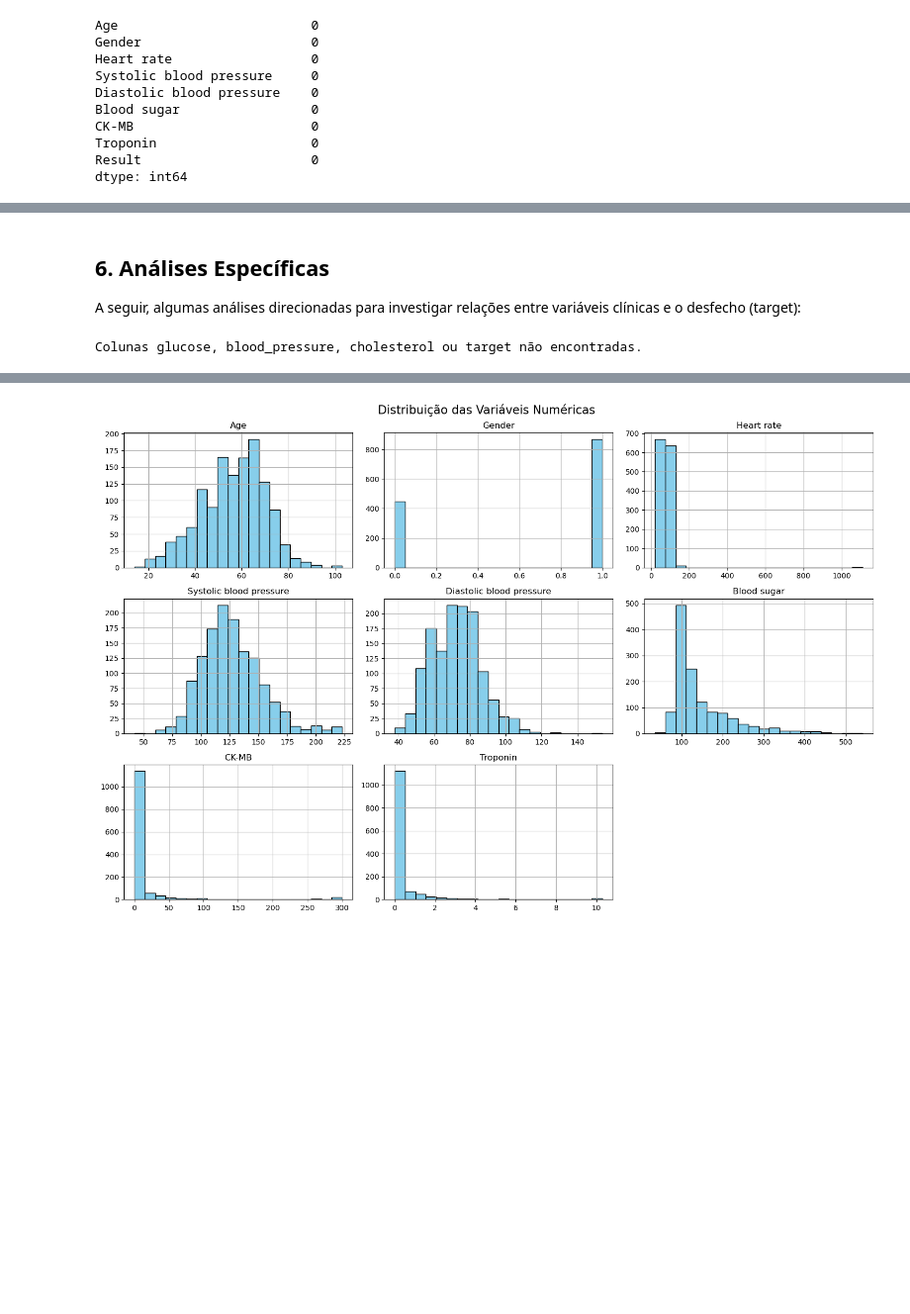
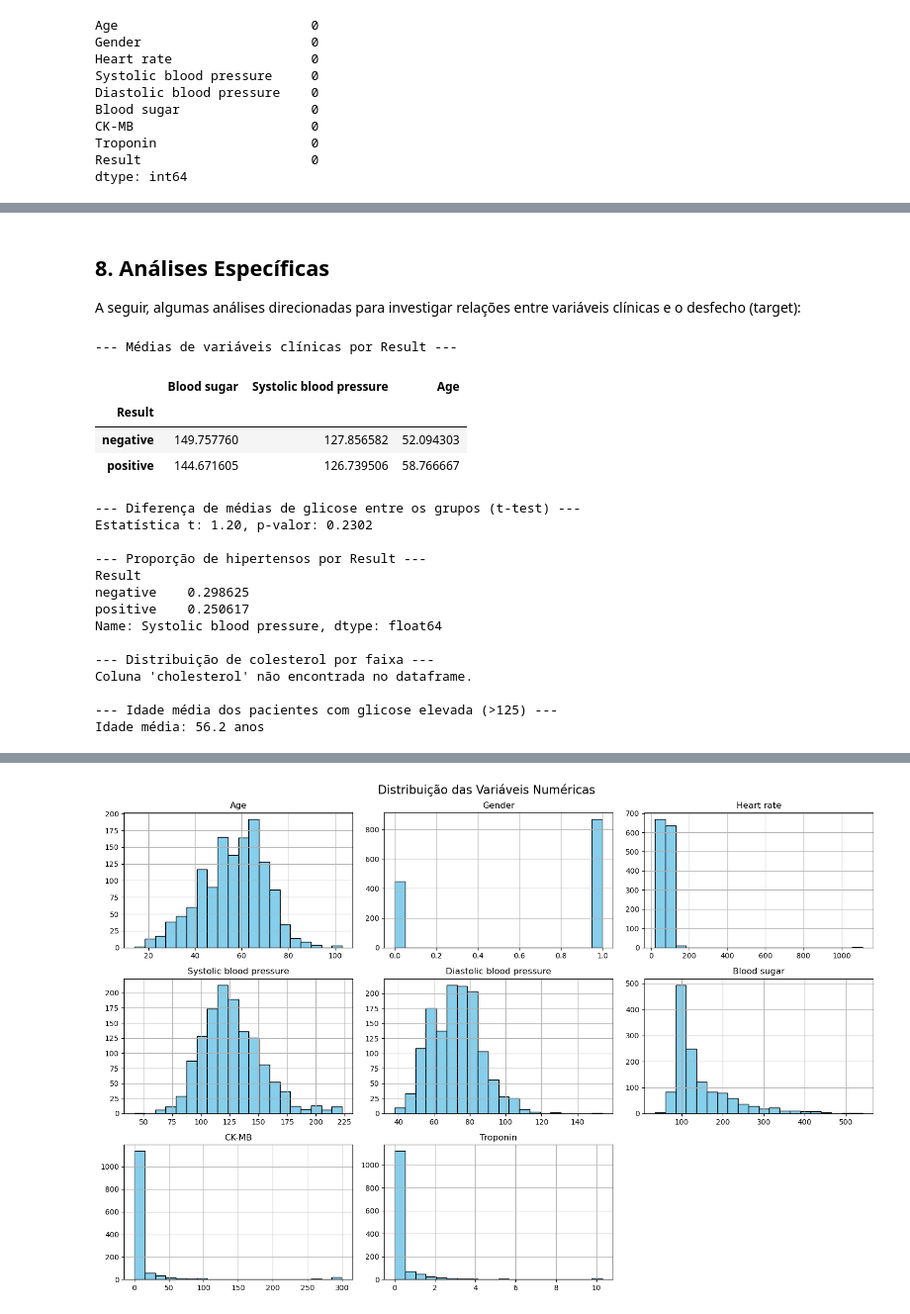
Before and after one commit to noamcoelho/Projeto_analytics, a Jupyter notebook: scripts/analise_saude.ipynb, the cells around one changed output, grey strips where cells are left out. Shown: that part at 99% size. Cells and saved outputs as stored; diff of their text form; code cells hidden in the pictures; blank space fills up the shorter version.

```diff
--- a/scripts/analise_saude.ipynb
+++ b/scripts/analise_saude.ipynb
@@ -223,13 +246,47 @@ dtype: int64
 # %% [markdown]
-## 6. Análises Específicas
+## 8. Análises Específicas
 
 A seguir, algumas análises direcionadas para investigar relações entre variáveis clínicas e o desfecho (target):
 # %%
-# Média de glicose, pressão arterial e colesterol por target
-if all(col in df.columns for col in ['glucose', 'blood_pressure', 'cholesterol', 'target']):
-    print('Médias por grupo (target):')
-    display(df.groupby('target')[['glucose', 'blood_pressure', 'cholesterol']].mean())
-else:
-    print('Colunas glucose, blood_pressure, cholesterol ou target não encontradas.')
+# Novas análises específicas com base nas colunas do Medicaldataset
+import scipy.stats as stats
+print('--- Médias de variáveis clínicas por Result ---')
+display(df.groupby('Result')[['Blood sugar', 'Systolic blood pressure', 'Age']].mean())
+
+print('\n--- Diferença de médias de glicose entre os grupos (t-test) ---')
+grupo0 = df[df['Result'] == 'negative']['Blood sugar']
+grupo1 = df[df['Result'] == 'positive']['Blood sugar']
+t_stat, p_val = stats.ttest_ind(grupo0, grupo1, nan_policy='omit')
+print(f'Estatística t: {t_stat:.2f}, p-valor: {p_val:.4f}')
+
+print('\n--- Proporção de hipertensos por Result ---')
+hipertensos = df['Systolic blood pressure'] > 140
+prop_hipertensos = df.groupby('Result')['Systolic blood pressure'].apply(lambda x: (x > 140).mean())
+print(prop_hipertensos)
+
+print('\n--- Distribuição de colesterol por faixa ---')
+print("Coluna 'cholesterol' não encontrada no dataframe.")
+
+print('\n--- Idade média dos pacientes com glicose elevada (>125) ---')
+idade_glicose_alta = df[df['Blood sugar'] > 125]['Age'].mean()
+print(f'Idade média: {idade_glicose_alta:.1f} anos')
 # %% [output]
-Colunas glucose, blood_pressure, cholesterol ou target não encontradas.
+--- Médias de variáveis clínicas por Result ---
+|  | Blood sugar | Systolic blood pressure | Age |
+| Result |  |  |  |
+| negative | 149.757760 | 127.856582 | 52.094303 |
+| positive | 144.671605 | 126.739506 | 58.766667 |
+--- Diferença de médias de glicose entre os grupos (t-test) ---
+Estatística t: 1.20, p-valor: 0.2302
+
+--- Proporção de hipertensos por Result ---
+Result
+negative    0.298625
+positive    0.250617
+Name: Systolic blood pressure, dtype: float64
+
+--- Distribuição de colesterol por faixa ---
+Coluna 'cholesterol' não encontrada no dataframe.
+
+--- Idade média dos pacientes com glicose elevada (>125) ---
+Idade média: 56.2 anos
```
Also changed, not shown: parts of 16 cells of this notebook.
